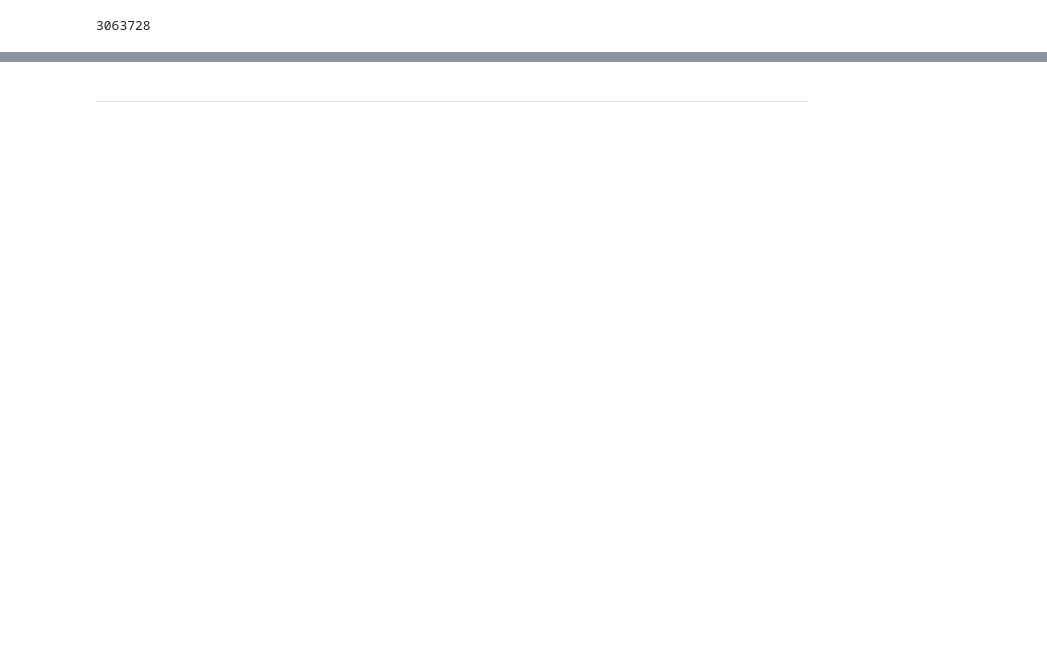
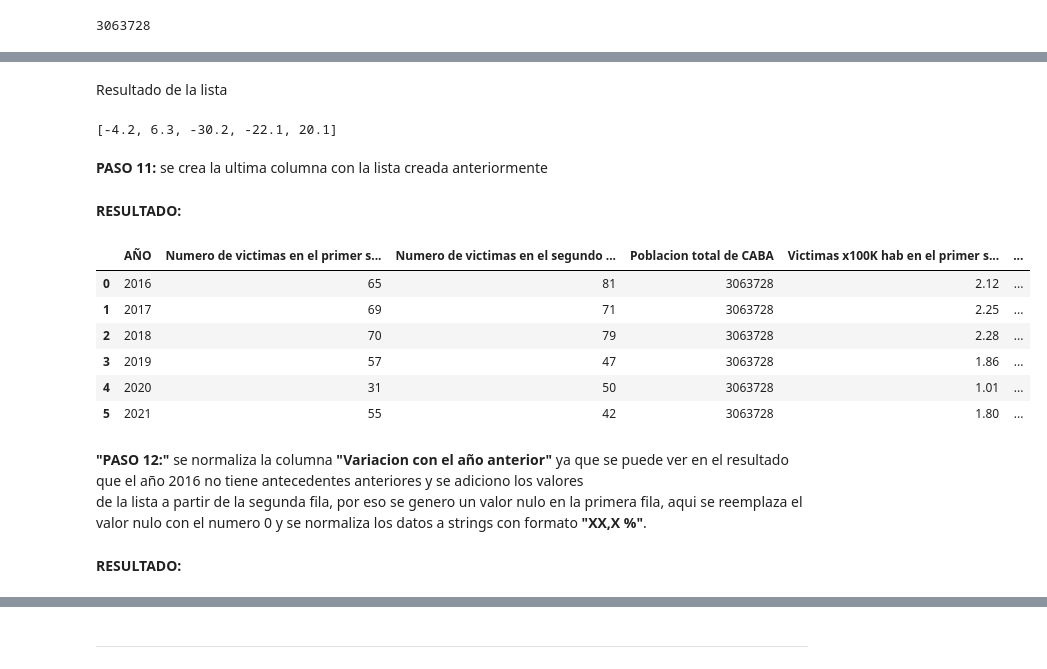
Before and after one commit to rfpcast/DA_BA_Project2, a Jupyter notebook: ETL_Parte_2.ipynb, the cells around one changed output, grey strips where cells are left out. Saved outputs shown, nothing was run; the diff lists cells and outputs as text; code cells hidden in the pictures; blank space fills up the shorter version.

```diff
--- a/ETL_Parte_2.ipynb
+++ b/ETL_Parte_2.ipynb
@@ -166,0 +256,2 @@ df_gcba_v3
+# %%
+df_1_ETL2_v5['Victimas x100K hab anuales'] = ((df_1_ETL2_v5["Victimas por Año"]) / (df_1_ETL2_v5['Poblacion total de CABA']) * 100000).round(2)
@@ -166,0 +270,4 @@ df_gcba_v3
+# %%
+# Copia estandar
+
+df_1_ETL2_v6 = df_1_ETL2_v5.copy()
@@ -166,0 +276,35 @@ df_gcba_v3
+# %%
+lista_calculo_1 = [] # Lista vacia donde se guardan los datos
+
+for x in range(5): # Loop para iterar
+
+    calculo = (((df_1_ETL2_v6.iloc[x]['Victimas x100K hab anuales'] - df_1_ETL2_v6.iloc[x + 1]['Victimas x100K hab anuales']) / (df_1_ETL2_v6.iloc[x]['Victimas x100K hab anuales'])) * 100).round(1)
+
+    lista_calculo_1.append(calculo * -1) # se adicional los datos a la lista y se multiplican por -1 para cambiar de signo
+# %% [markdown]
+Resultado de la lista
+# %%
+lista_calculo_1
+# %% [output]
+[-4.2, 6.3, -30.2, -22.1, 20.1]
+# %% [markdown]
+**PASO 11:** se crea la ultima columna con la lista creada anteriormente
+# %%
+for x in range(5):
+
+    df_1_ETL2_v6.loc[x + 1, 'Variacion con el año anterior'] = lista_calculo_1[x]
+# %% [markdown]
+**RESULTADO:**
+# %%
+df_1_ETL2_v6
+# %% [output]
+|  | AÑO | Numero de victimas en el primer s... | Numero de victimas en el segundo ... | Poblacion total de CABA | Victimas x100K hab en el primer s... | ... |
+| 0 | 2016 | 65 | 81 | 3063728 | 2.12 | ... |
+| 1 | 2017 | 69 | 71 | 3063728 | 2.25 | ... |
+| 2 | 2018 | 70 | 79 | 3063728 | 2.28 | ... |
+| 3 | 2019 | 57 | 47 | 3063728 | 1.86 | ... |
+| 4 | 2020 | 31 | 50 | 3063728 | 1.01 | ... |
+| 5 | 2021 | 55 | 42 | 3063728 | 1.80 | ... |
+# %% [markdown]
+**"PASO 12:"** se normaliza la columna **"Variacion con el año anterior"** ya que se puede ver en el resultado que el año 2016 no tiene antecedentes anteriores y se adiciono los valores <br>
+ de la lista a partir de la segunda fila, por eso se genero un valor nulo en la primera fila, aqui se reemplaza el valor nulo con el numero 0 y se normaliza los datos a strings con formato **"XX,X %"**.
@@ -166,0 +319,2 @@ df_gcba_v3
+# %% [markdown]
+**RESULTADO:**
```
Also changed, not shown: parts of 386 cells of this notebook, 3 other files.
